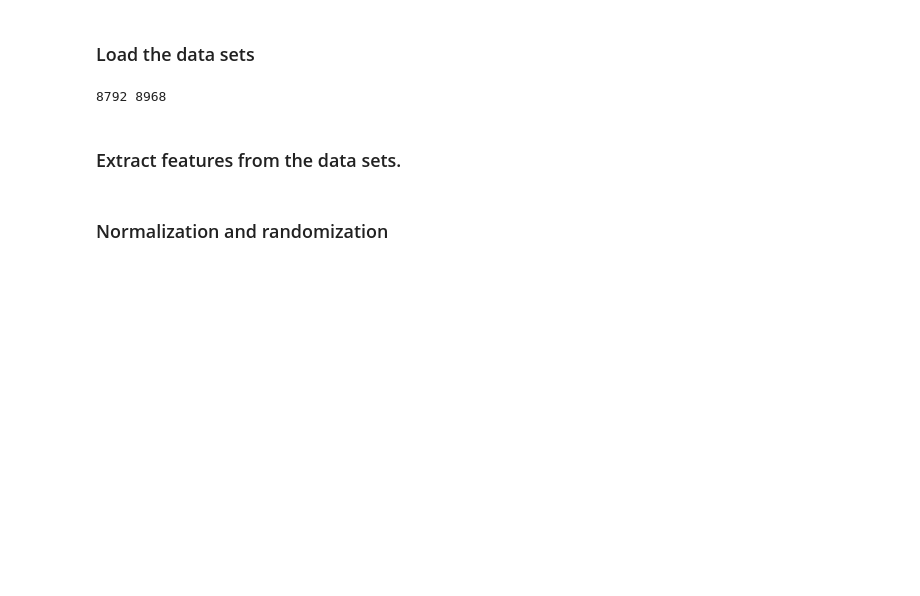
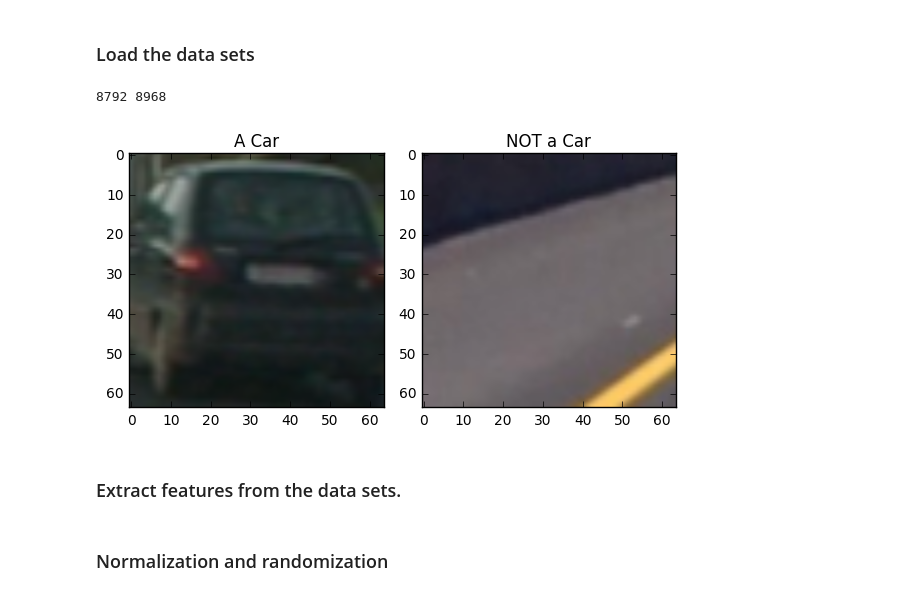
Before and after one commit to hfoffani/CarND-Vehicle-Detection, a Jupyter notebook: vehicle-detection.ipynb, the cells around one changed output. Drawn from its saved outputs; the diff is of its cells as text; code cells hidden in the pictures; blank space fills up the shorter version.

Commit message:
Add car-notcar image. Add search-with-heat images.

```diff
--- a/vehicle-detection.ipynb
+++ b/vehicle-detection.ipynb
@@ -179,6 +179,23 @@ cars, notcars = load_images()
 print(len(cars), len(notcars))
 # %% [output]
 8792 8968
+# %%
+carimg = mpimg.imread(np.random.choice( cars, 1)[0])
+ncarimg = mpimg.imread(np.random.choice( notcars, 1)[0])
+
+fig = plt.figure()
+plt.subplot(121)
+plt.imshow(carimg)
+plt.title('A Car')
+plt.subplot(122)
+plt.imshow(ncarimg)
+plt.title('NOT a Car')
+fig.tight_layout()
+plt.savefig(out_img+'car_notcar'+'.png', bbox_inches='tight', pad_inches=0)
+
+plt.show()
+# %% [output]
+[figure, added]
 # %% [markdown]
 ### Extract features from the data sets.
 # %%
```
Also changed, not shown: parts of 2 cells of this notebook, 14 other files.
